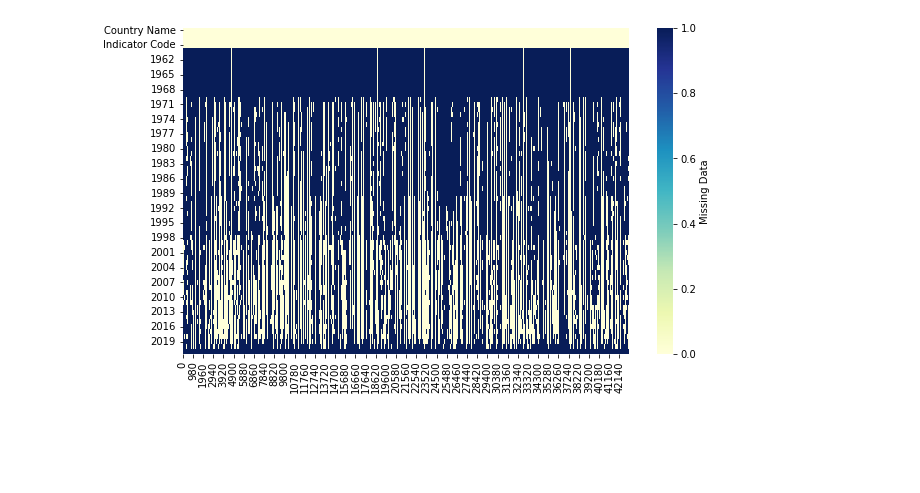
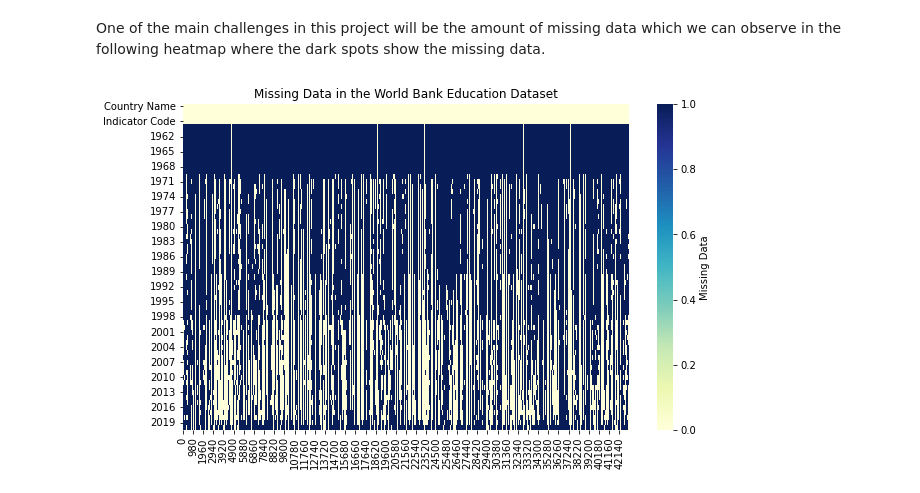
Before and after one commit to MarkusKiesel93/VisualDS_education_dashboard, a Jupyter notebook: discover.ipynb, the cells around one changed output. Saved outputs shown, nothing was run; the diff lists cells and outputs as text; code cells hidden in the pictures; blank space fills up the shorter version.

```diff
--- a/discover.ipynb
+++ b/discover.ipynb
@@ -8,3 +26,3 @@ from config import settings
 # %%
 df = pd.read_csv(settings.DATA_PATH / 'world_bank' / 'API_4_DS2_en_csv_v2_3160069.csv', skiprows=4)
-df.head()
+df = df.drop(columns=['Unnamed: 65'])
@@ -51,8 +66,10 @@ df.columns[-2]
+# %% [markdown]
+One of the main challenges in this project will be the amount of missing data which we can observe in the following heatmap where the dark spots show the missing data.
 # %%
 plt.figure(figsize=(10, 6))
 sns.heatmap(df.isna().T,
-            cmap="YlGnBu",
-            cbar_kws={'label': 'Missing Data'})
+            cmap='YlGnBu',
+            cbar_kws={'label': 'Missing Data'}).set(title='Missing Data in the World Bank Education Dataset')
 plt.show()
 # %% [output]
-[figure, old version]
+[figure, new version]
```
Also changed, not shown: parts of 15 cells of this notebook, 7 other files.
